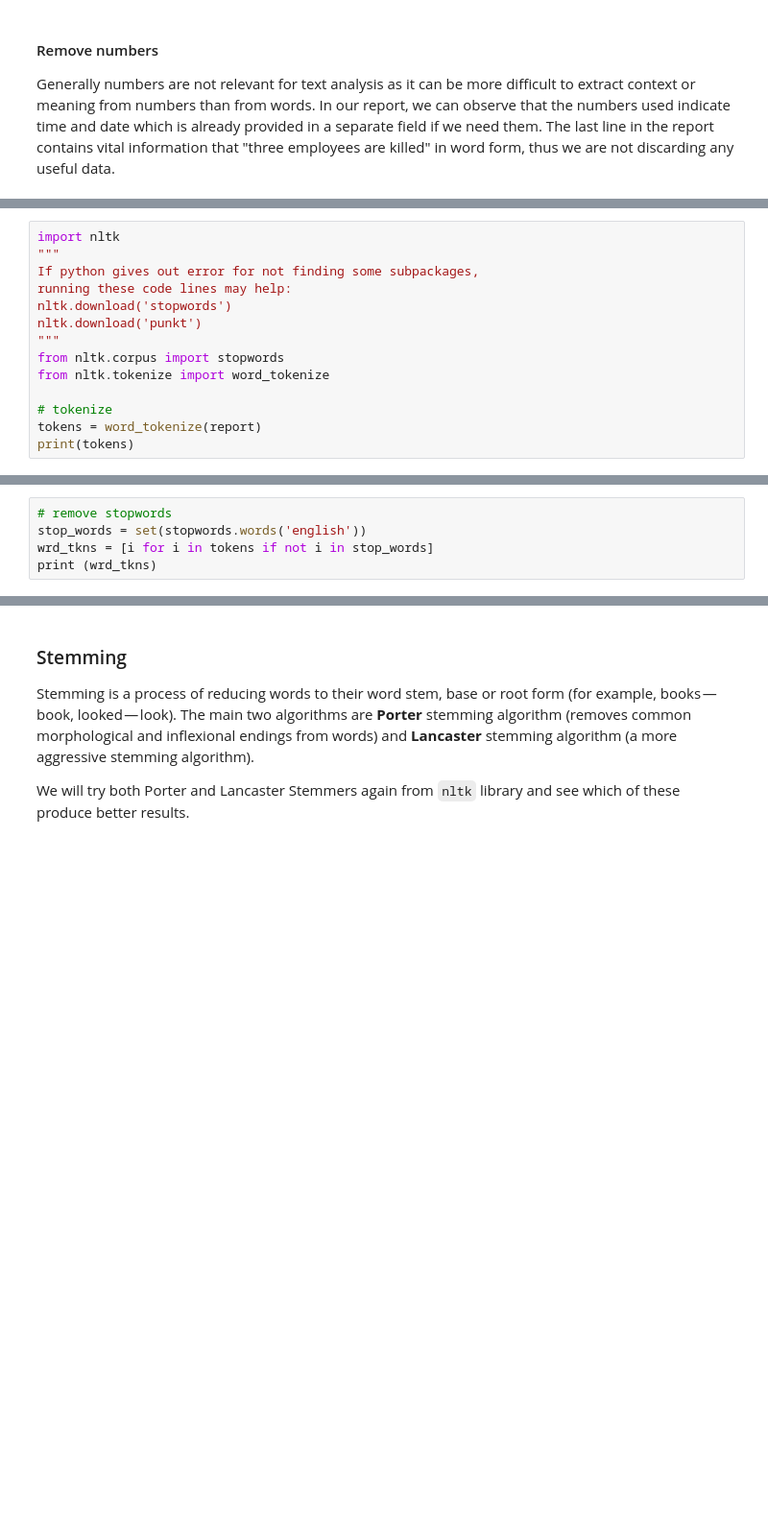
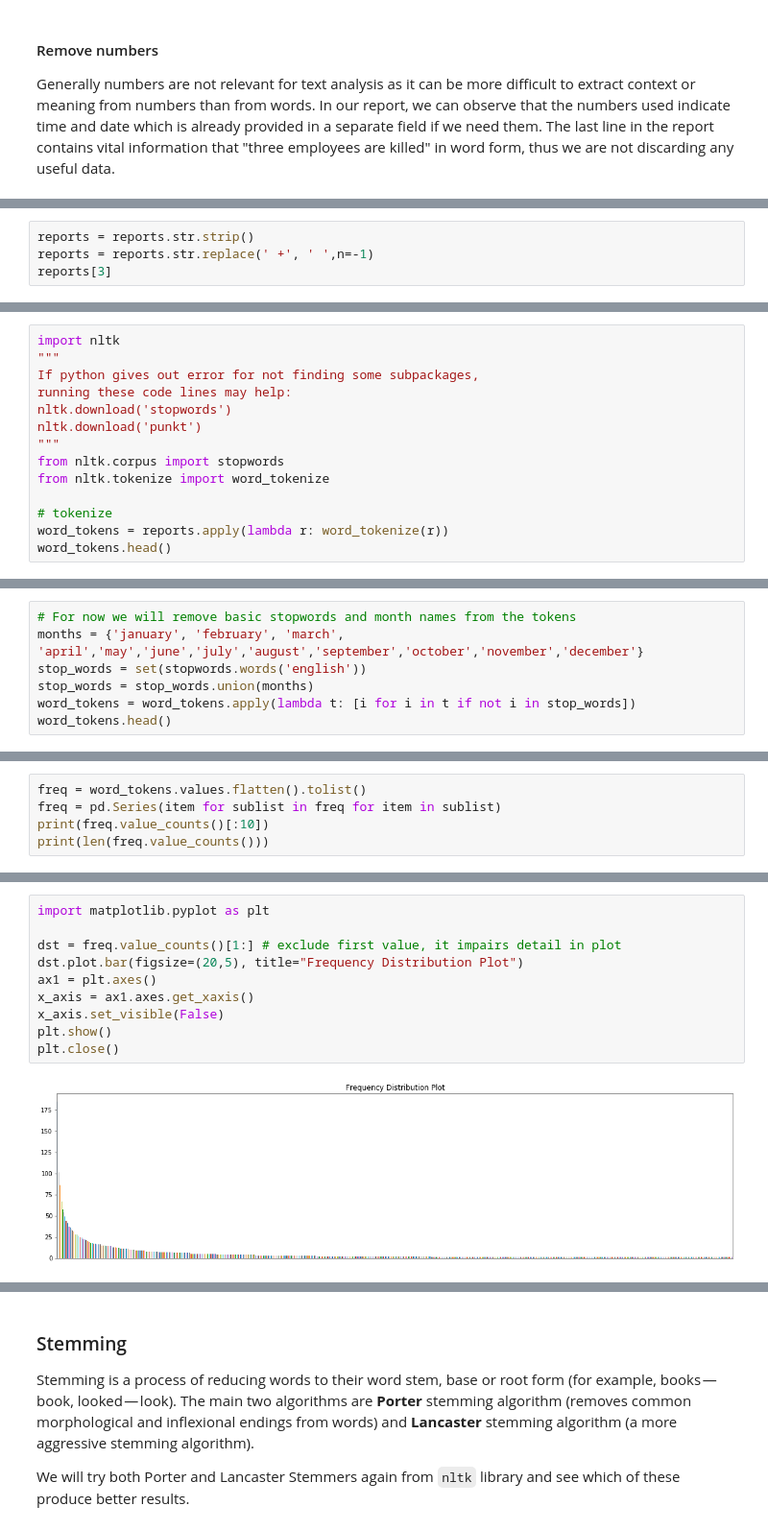
Before and after one commit to binti03/textmine-oilgas-reports, a Jupyter notebook: source_code_notebook.ipynb, the cells around one changed output, grey strips where cells are left out. Shown: that part at 96% size. Drawn from its saved outputs; the diff is of its cells as text; blank space fills up the shorter version.

```diff
--- a/source_code_notebook.ipynb
+++ b/source_code_notebook.ipynb
@@ -86,0 +154,4 @@ at am on january five employees were working on an oil rig tripping out the well
+# %%
+reports = reports.str.strip()
+reports = reports.str.replace(' +', ' ',n=-1)
+reports[3]
@@ -100,6 +173,6 @@ from nltk.corpus import stopwords
 from nltk.tokenize import word_tokenize
 
 # tokenize
-tokens = word_tokenize(report)
-print(tokens)
+word_tokens = reports.apply(lambda r: word_tokenize(r))
+word_tokens.head()
 # %% [output]
@@ -107,6 +188,8 @@ print(tokens)
 # %%
-# remove stopwords
+# For now we will remove basic stopwords and month names from the tokens
+months = {'january', 'february', 'march', 'april','may','june','july','august','september','october','november','december'}
 stop_words = set(stopwords.words('english'))
-wrd_tkns = [i for i in tokens if not i in stop_words]
-print (wrd_tkns)
+stop_words = stop_words.union(months)
+word_tokens = word_tokens.apply(lambda t: [i for i in t if not i in stop_words])
+word_tokens.head()
 # %% [output]
@@ -115,0 +204,5 @@ We can see that the string is now broken into a list of strings with words. When
+# %%
+freq = word_tokens.values.flatten().tolist()
+freq = pd.Series(item for sublist in freq for item in sublist)
+print(freq.value_counts()[:10])
+print(len(freq.value_counts()))
@@ -115,0 +227,12 @@ We can see that the string is now broken into a list of strings with words. When
+# %%
+import matplotlib.pyplot as plt
+
+dst = freq.value_counts()[1:] # exclude first value, it impairs detail in plot
+dst.plot.bar(figsize=(20,5), title="Frequency Distribution Plot")
+ax1 = plt.axes()
+x_axis = ax1.axes.get_xaxis()
+x_axis.set_visible(False)
+plt.show()
+plt.close()
+# %% [output]
+[figure, added]
```
Also changed, not shown: parts of 72 cells of this notebook, 14 other files.
